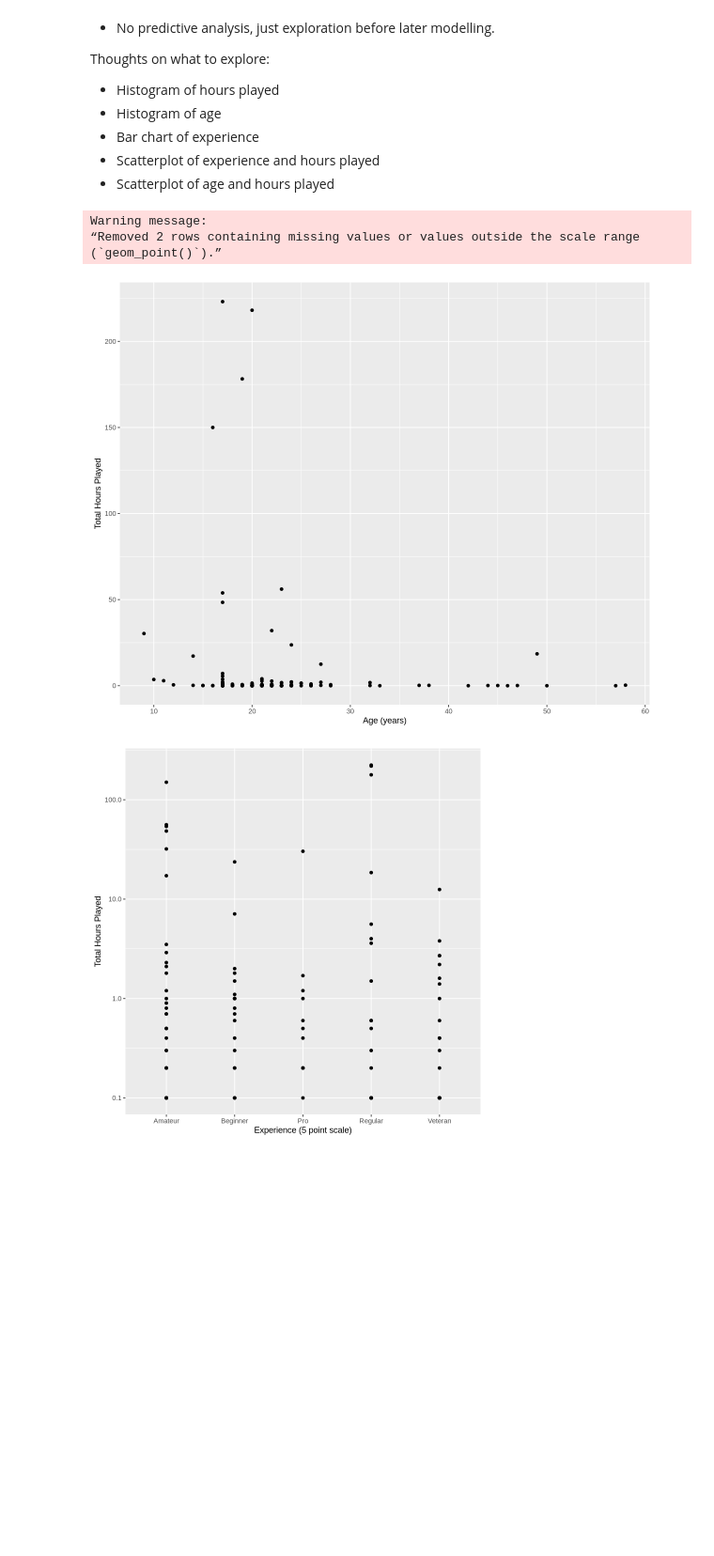
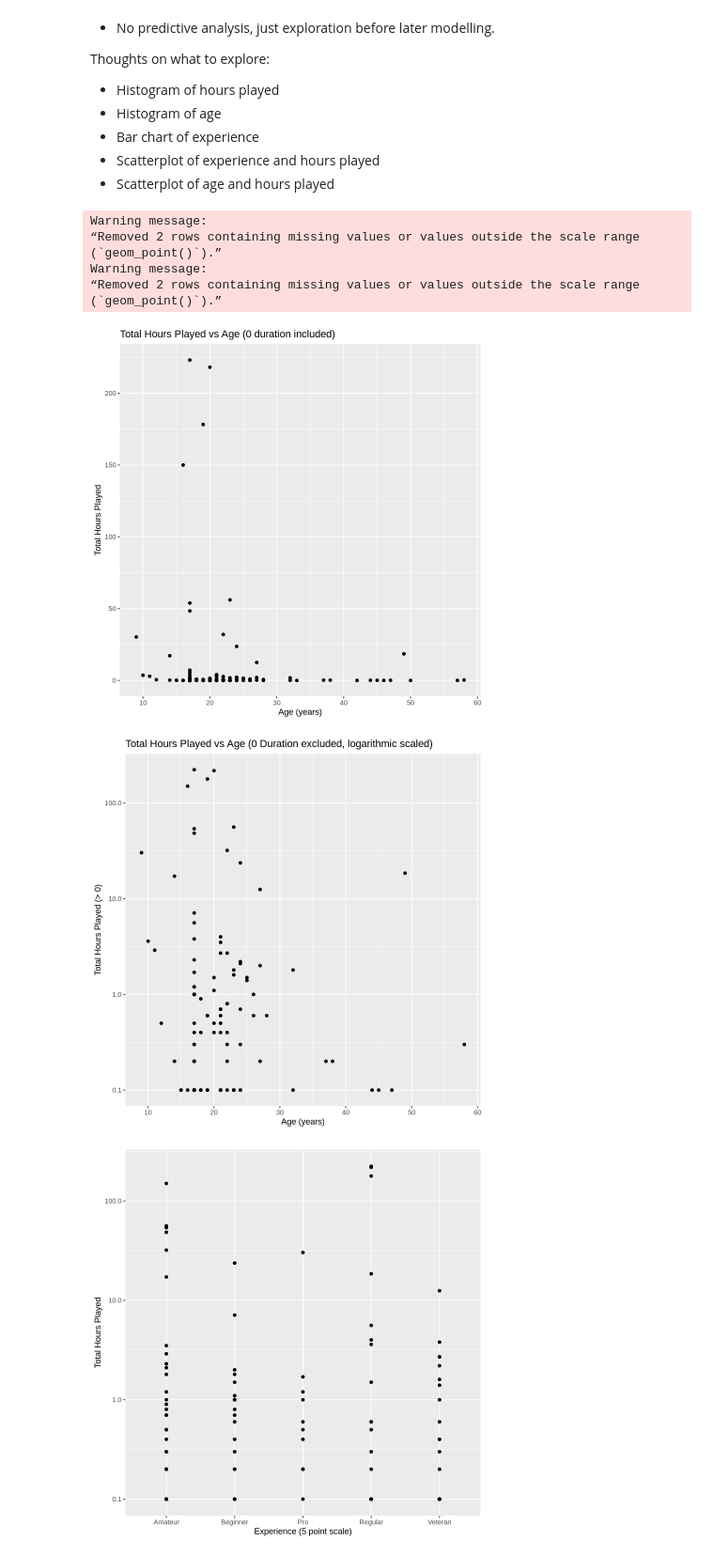
Before and after one commit to apepers/DSCI-100-Project, a Jupyter notebook: PlanningNotebook.ipynb, the cells around one changed output. Shown at 94% size. Saved outputs shown, nothing was run; the diff lists cells and outputs as text; code cells hidden in the pictures; blank space fills up the shorter version.

```diff
--- a/PlanningNotebook.ipynb
+++ b/PlanningNotebook.ipynb
@@ -446,18 +457,31 @@ Thoughts on what to explore:
 - Scatterplot of age and hours played
 # %%
 age_time_plot = players |>
-    #filter(played_hours > 0) |>
     ggplot(aes(x = Age, y = played_hours)) +
     geom_point() +
-    labs(x = "Age (years)", y = "Total Hours Played") ##+
-    ##scale_y_log10()
+    labs(x = "Age (years)", y = "Total Hours Played") +
+    ggtitle("Total Hours Played vs Age (0 duration included)")
 
 age_time_plot
+
+age_time_plot_no_0 = players |>
+    filter(played_hours > 0) |>
+    ggplot(aes(x = Age, y = played_hours)) +
+    geom_point() +
+    labs(x = "Age (years)", y = "Total Hours Played (> 0)") +
+    ggtitle("Total Hours Played vs Age (0 Duration excluded, logarithmic scaled)") +
+    scale_y_log10()
+
+age_time_plot_no_0
 # %% [output]
 Warning message:
 “Removed 2 rows containing missing values or values outside the scale range
 (`geom_point()`).”
+Warning message:
+“Removed 2 rows containing missing values or values outside the scale range
+(`geom_point()`).”
-[figure, old version]
+[figure, new version]
+[figure, added]
 # %%
 experience_time_plot = players |>
     filter(played_hours > 0) |>
```
Also changed, not shown: parts of 1 cell of this notebook, 1 other file.
